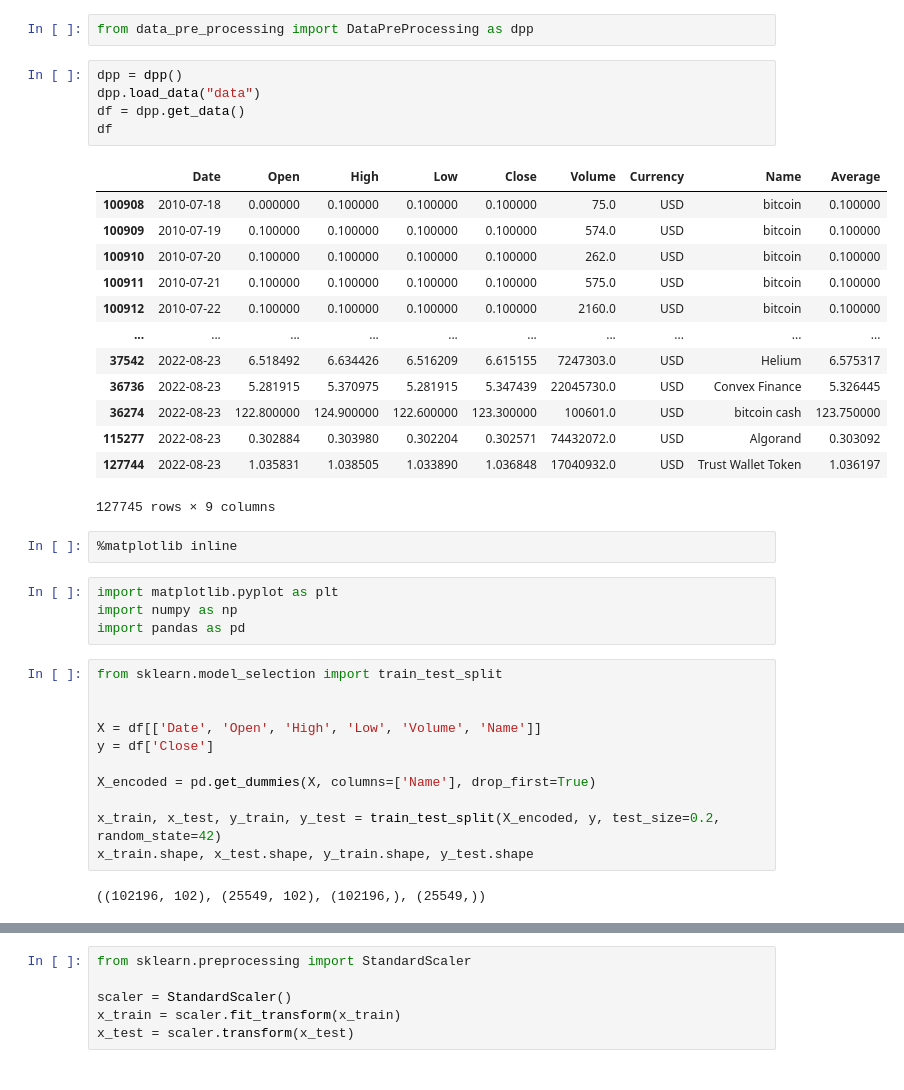
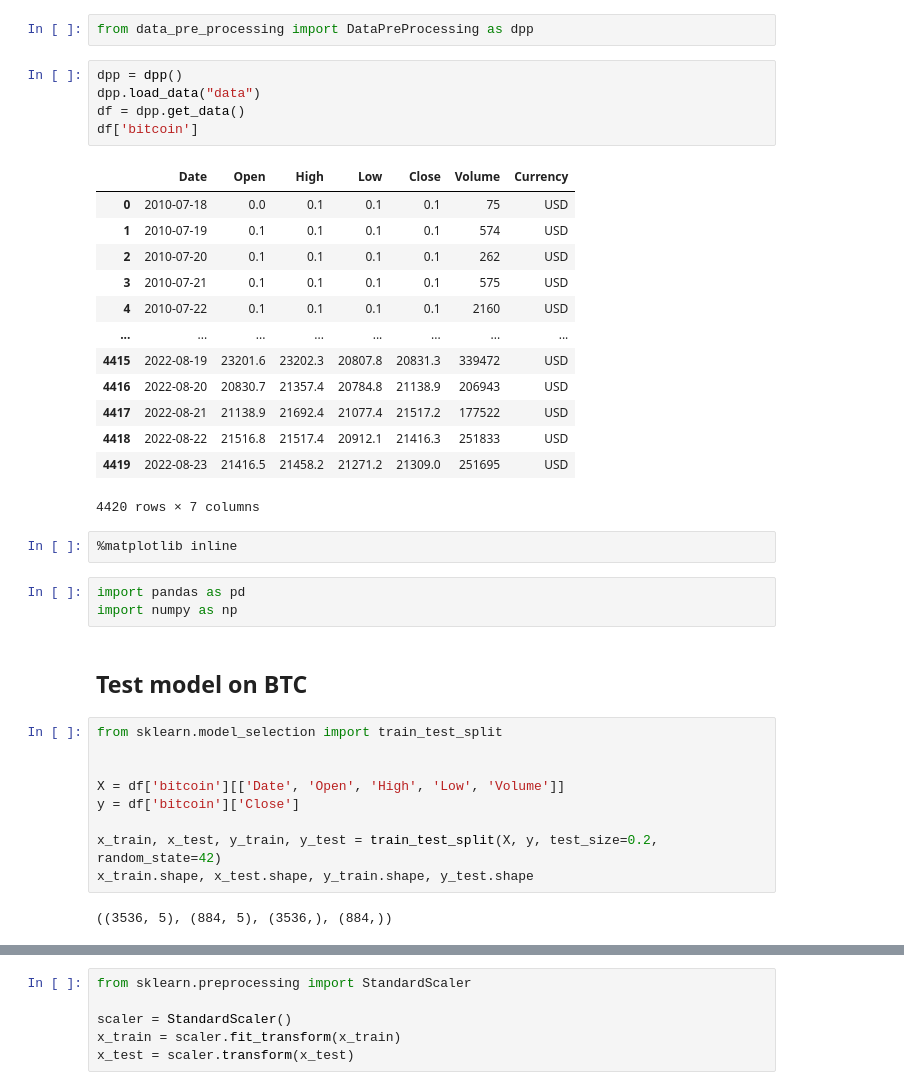
Before and after one commit to olesuv/stock-predictor, a Jupyter notebook: model_research.ipynb, the cells around one changed output, grey strips where cells are left out. Drawn from its saved outputs; the diff is of its cells as text.

Commit message:
mod: btc model predict

```diff
--- a/model_research.ipynb
+++ b/model_research.ipynb
@@ -3,38 +3,37 @@ from data_pre_processing import DataPreProcessing as dpp
 # %%
 dpp = dpp()
 dpp.load_data("data")
 df = dpp.get_data()
-df
+df['bitcoin']
 # %% [output]
-|  | Date | Open | High | Low | Close | Volume | Currency | Name | Average |
-| 100908 | 2010-07-18 | 0.000000 | 0.100000 | 0.100000 | 0.100000 | 75.0 | USD | bitcoin | 0.100000 |
-| 100909 | 2010-07-19 | 0.100000 | 0.100000 | 0.100000 | 0.100000 | 574.0 | USD | bitcoin | 0.100000 |
-| 100910 | 2010-07-20 | 0.100000 | 0.100000 | 0.100000 | 0.100000 | 262.0 | USD | bitcoin | 0.100000 |
-| 100911 | 2010-07-21 | 0.100000 | 0.100000 | 0.100000 | 0.100000 | 575.0 | USD | bitcoin | 0.100000 |
-| 100912 | 2010-07-22 | 0.100000 | 0.100000 | 0.100000 | 0.100000 | 2160.0 | USD | bitcoin | 0.100000 |
-| ... | ... | ... | ... | ... | ... | ... | ... | ... | ... |
-| 37542 | 2022-08-23 | 6.518492 | 6.634426 | 6.516209 | 6.615155 | 7247303.0 | USD | Helium | 6.575317 |
-| 36736 | 2022-08-23 | 5.281915 | 5.370975 | 5.281915 | 5.347439 | 22045730.0 | USD | Convex Finance | 5.326445 |
-| 36274 | 2022-08-23 | 122.800000 | 124.900000 | 122.600000 | 123.300000 | 100601.0 | USD | bitcoin cash | 123.750000 |
-| 115277 | 2022-08-23 | 0.302884 | 0.303980 | 0.302204 | 0.302571 | 74432072.0 | USD | Algorand | 0.303092 |
-| 127744 | 2022-08-23 | 1.035831 | 1.038505 | 1.033890 | 1.036848 | 17040932.0 | USD | Trust Wallet Token | 1.036197 |
+|  | Date | Open | High | Low | Close | Volume | Currency |
+| 0 | 2010-07-18 | 0.0 | 0.1 | 0.1 | 0.1 | 75 | USD |
+| 1 | 2010-07-19 | 0.1 | 0.1 | 0.1 | 0.1 | 574 | USD |
+| 2 | 2010-07-20 | 0.1 | 0.1 | 0.1 | 0.1 | 262 | USD |
+| 3 | 2010-07-21 | 0.1 | 0.1 | 0.1 | 0.1 | 575 | USD |
+| 4 | 2010-07-22 | 0.1 | 0.1 | 0.1 | 0.1 | 2160 | USD |
+| ... | ... | ... | ... | ... | ... | ... | ... |
+| 4415 | 2022-08-19 | 23201.6 | 23202.3 | 20807.8 | 20831.3 | 339472 | USD |
+| 4416 | 2022-08-20 | 20830.7 | 21357.4 | 20784.8 | 21138.9 | 206943 | USD |
+| 4417 | 2022-08-21 | 21138.9 | 21692.4 | 21077.4 | 21517.2 | 177522 | USD |
+| 4418 | 2022-08-22 | 21516.8 | 21517.4 | 20912.1 | 21416.3 | 251833 | USD |
+| 4419 | 2022-08-23 | 21416.5 | 21458.2 | 21271.2 | 21309.0 | 251695 | USD |
-127745 rows × 9 columns
+4420 rows × 7 columns
 # %%
 %matplotlib inline
 # %%
-import matplotlib.pyplot as plt
+import pandas as pd
 import numpy as np
-import pandas as pd
+# %% [markdown]
+## Test model on BTC
 # %%
 from sklearn.model_selection import train_test_split
 
 
-X = df[['Date', 'Open', 'High', 'Low', 'Volume', 'Name']]
-y = df['Close']
+X = df['bitcoin'][['Date', 'Open', 'High', 'Low', 'Volume']]
+y = df['bitcoin']['Close']
 
-X_encoded = pd.get_dummies(X, columns=['Name'], drop_first=True)
-
-x_train, x_test, y_train, y_test = train_test_split(X_encoded, y, test_size=0.2, random_state=42)
+x_train, x_test, y_train, y_test = train_test_split(X, y, test_size=0.2, random_state=42)
 x_train.shape, x_test.shape, y_train.shape, y_test.shape
 # %% [output]
-((102196, 102), (25549, 102), (102196,), (25549,))
+((3536, 5), (884, 5), (3536,), (884,))
```
Also changed, not shown: parts of 6 cells of this notebook.
